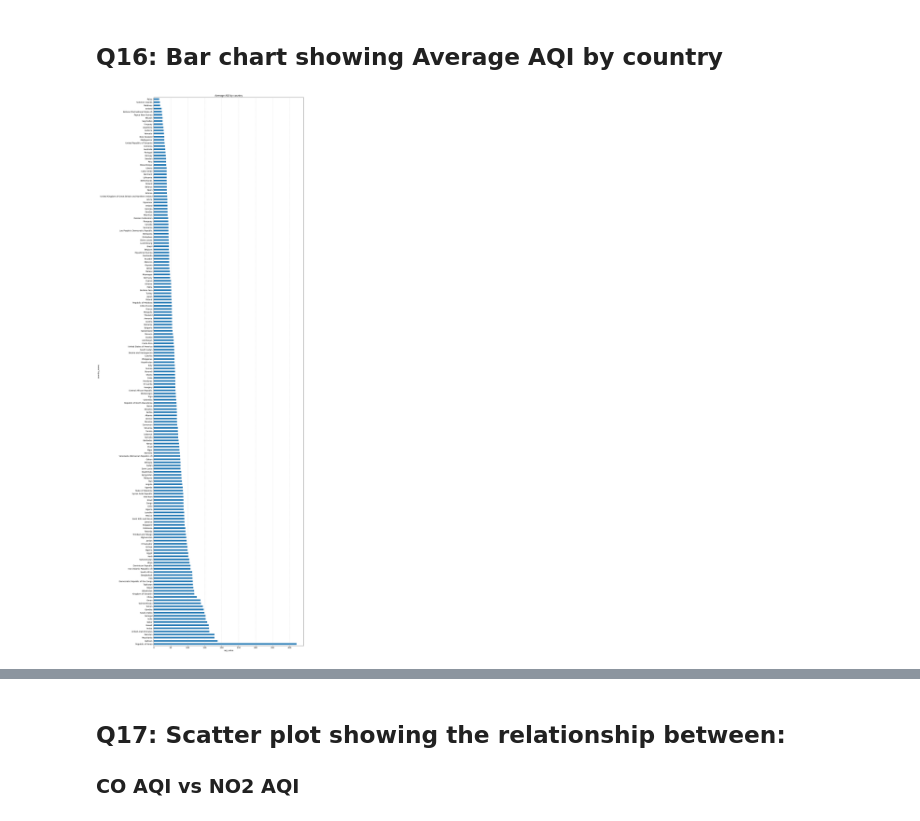
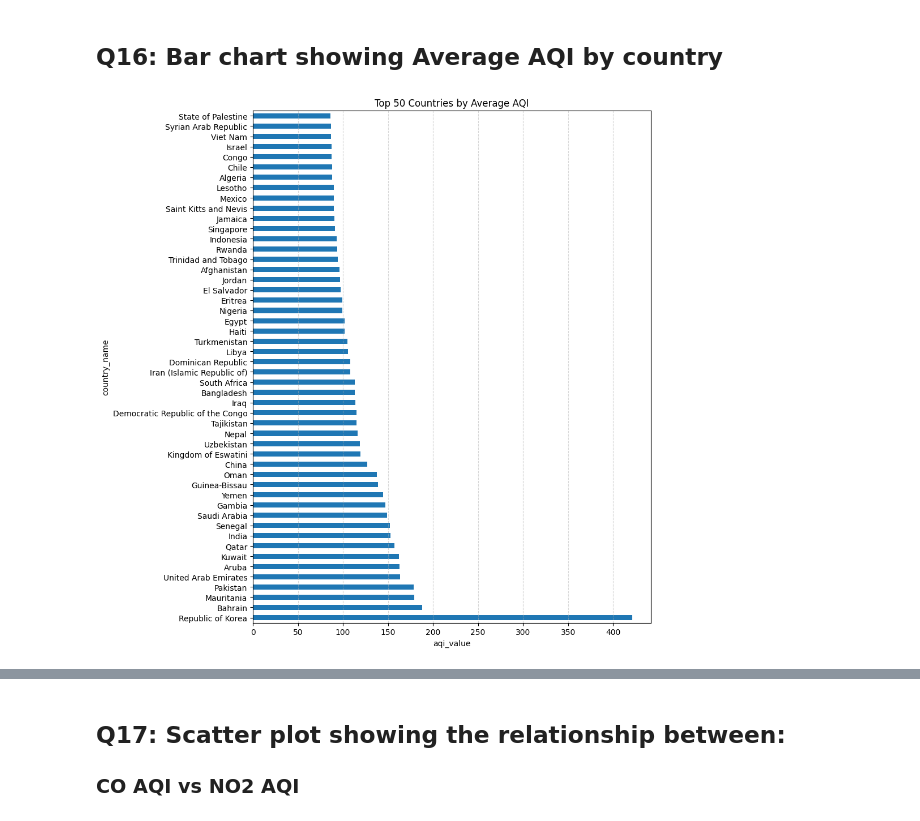
Before and after one commit to Chirunga-Chiro/global_air_pollution_analysis, a Jupyter notebook: air_pollution_analysis.ipynb, the cells around one changed output, grey strips where cells are left out. Saved outputs shown, nothing was run; the diff lists cells and outputs as text; code cells hidden in the pictures.

```diff
--- a/air_pollution_analysis.ipynb
+++ b/air_pollution_analysis.ipynb
@@ -68,3 +69,6 @@ df.duplicated().any()
 
 #or
 df.duplicated().sum()
+
+# Filling null values in country_name column
+df['country_name'] = df['country_name'].fillna('Unknown')
@@ -179,17 +180,17 @@ plt.show()
 # %%
 avg_aqi_per_country = df.groupby('country_name')['aqi_value'].mean().reset_index(name = 'avg_aqi_value').round(4).sort_values(by = 'avg_aqi_value', ascending = False)
 avg_aqi_per_country
 
 # Plotting
-avg_aqi_per_country.plot(kind = 'barh', figsize = (15,40), x = 'country_name', y = 'avg_aqi_value', legend = False)
-plt.title('Average AQI by country')
+avg_aqi_per_country.head(50).plot(kind = 'barh', figsize = (10,10), x = 'country_name', y = 'avg_aqi_value', legend = False)
+plt.title('Top 50 Countries by Average AQI')
 plt.xlabel('aqi_value')
 plt.tight_layout()
 plt.grid(axis = 'x', linestyle = '--', alpha = 0.5)
 plt.savefig('images/average_aqi_by_country.png')
 plt.show()
 # %% [output]
-[figure, old version]
+[figure, new version]
 # %%
 # Average AQI by country using plotly
 fig = px.bar(
```
Also changed, not shown: parts of 17 cells of this notebook, 1 other file.
